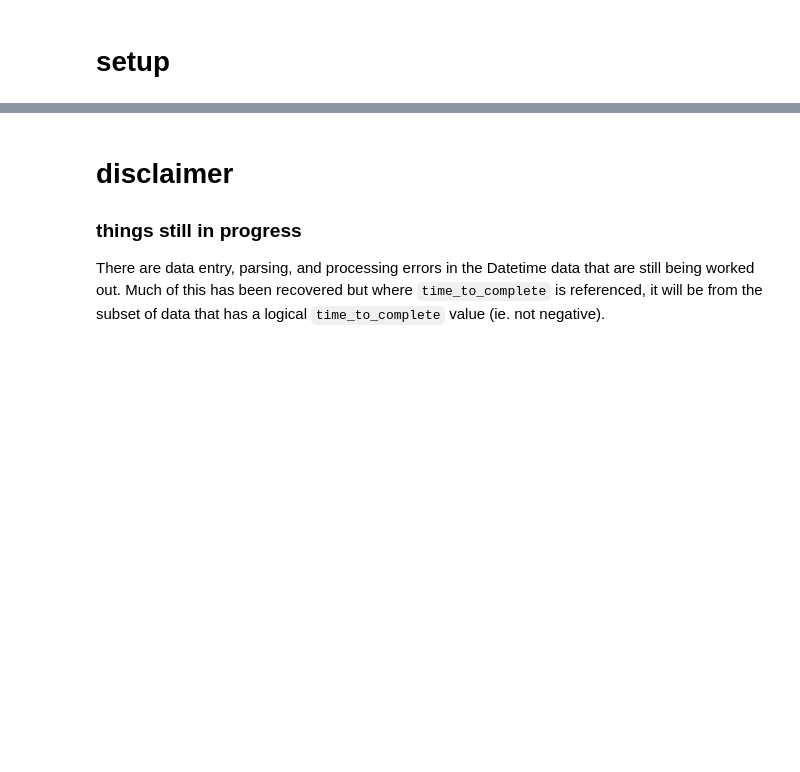
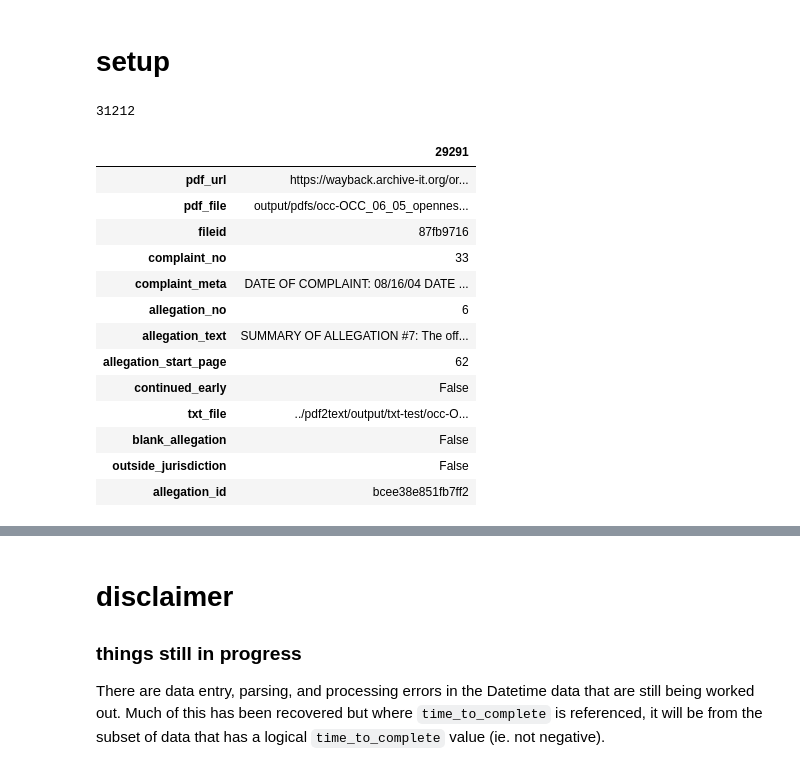
Before and after one commit to HRDAG/SF-PDO-DPA-reports, a Jupyter notebook: write/note/state.ipynb, the cells around one changed output, grey strips where cells are left out. Saved outputs shown, nothing was run; the diff lists cells and outputs as text; code cells hidden in the pictures; blank space fills up the shorter version.

```diff
--- a/write/note/state.ipynb
+++ b/write/note/state.ipynb
@@ -14,0 +37,21 @@ working = dpa.loc[dpa.time_to_complete > pd.Timedelta(0)].copy()
+# %%
+segments_ref.shape[0]
+# %% [output]
+31212
+# %%
+segments_ref.sample().T
+# %% [output]
+|  | 29291 |
+| pdf_url | https://wayback.archive-it.org/or... |
+| pdf_file | output/pdfs/occ-OCC_06_05_opennes... |
+| fileid | 87fb9716 |
+| complaint_no | 33 |
+| complaint_meta | DATE OF COMPLAINT: 08/16/04 DATE ... |
+| allegation_no | 6 |
+| allegation_text | SUMMARY OF ALLEGATION #7: The off... |
+| allegation_start_page | 62 |
+| continued_early | False |
+| txt_file | ../pdf2text/output/txt-test/occ-O... |
+| blank_allegation | False |
+| outside_jurisdiction | False |
+| allegation_id | bcee38e851fb7ff2 |
```
Also changed, not shown: parts of 9 cells of this notebook.
